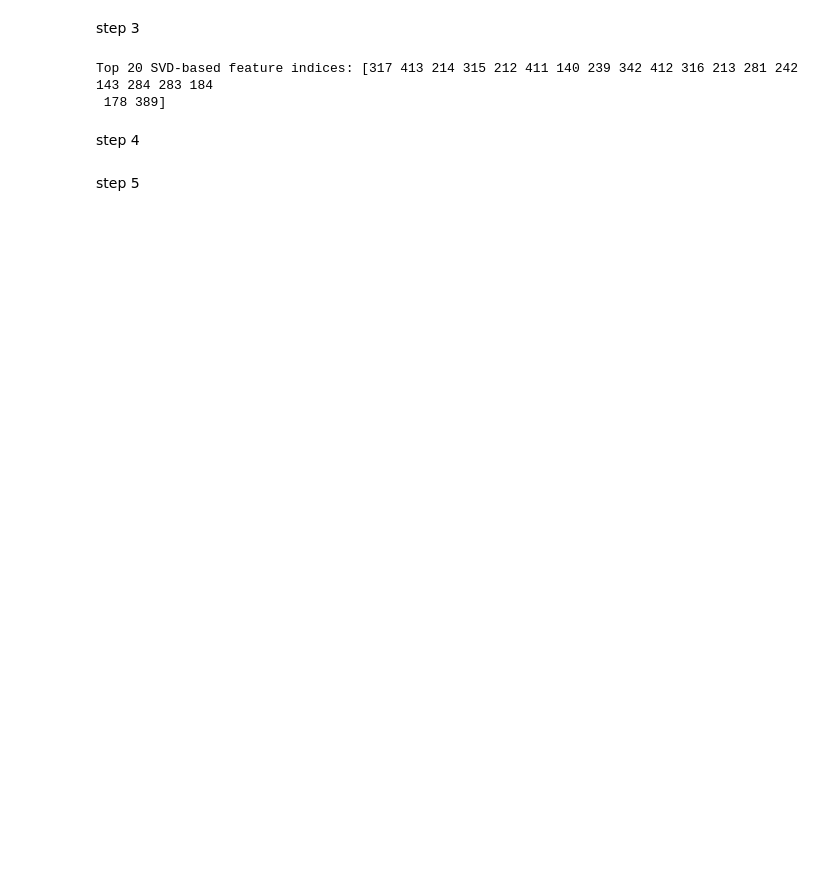
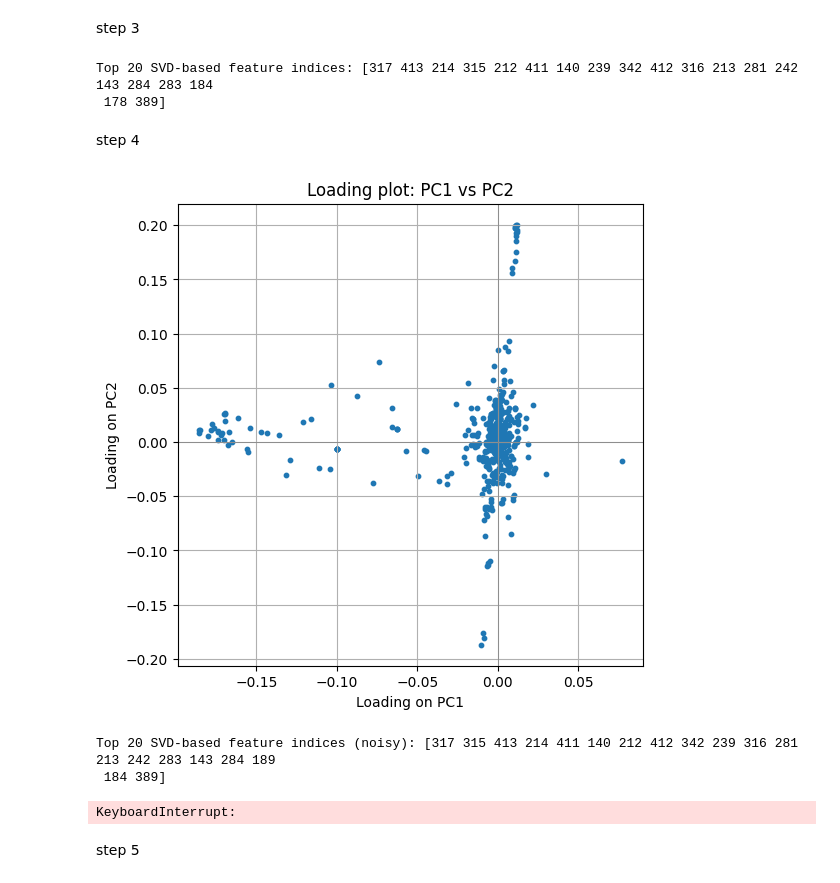
Before and after one commit to h-a-bhsht/data_mining, a Jupyter notebook: hw5.ipynb, the cells around one changed output. Cells and saved outputs as stored; diff of their text form; code cells hidden in the pictures; blank space fills up the shorter version.

Commit message:
completing result of step 4 and 5

```diff
--- a/hw5.ipynb
+++ b/hw5.ipynb
@@ -79,7 +80,6 @@ Top 20 SVD-based feature indices: [317 413 214 315 212 411 140 239 342 412 316 2
 # %% [markdown]
 step 4
 # %%
-python
 import matplotlib.pyplot as plt
 
 # VT has shape (n_components, n_features)
@@ -95,41 +95,49 @@ plt.ylabel("Loading on PC2")
 plt.title("Loading plot: PC1 vs PC2")
 plt.grid(True)
 plt.show()
 
 
 
 rng = np.random.default_rng(42)
 noise = 0.05 * rng.standard_normal(X_scaled.shape)
 X_scaled_noisy = X_scaled + noise
-# --- RFE on noisy data ---
-start = time.time()
-rfe_noisy = RFE(estimator=rf, n_features_to_select=k, step=1)
-rfe_noisy.fit(X_scaled_noisy, y)
-end = time.time()
-selected_rfe_indices_noisy = np.where(rfe_noisy.support_ == True)[0]
-print("RFE selected feature indices (noisy):", selected_rfe_indices_noisy)
-print(f"RFE (noisy) execution time: {end - start:.2f} seconds")
 
 # --- SVD-based ranking on noisy data ---
 U_n, S_n, VT_n = np.linalg.svd(X_scaled_noisy, full_matrices=False)
 V_n = VT_n[:k, :]
 scores_n = np.zeros(V_n.shape[1])
 for j in range(V_n.shape[1]):
     scores_n[j] = np.sum((S_n[:k]**2) * (V_n[:, j]**2))
 ranked_indices_n = np.argsort(scores_n)[::-1]
 top_20_indices_noisy = ranked_indices_n[:20]
 print("Top 20 SVD-based feature indices (noisy):", top_20_indices_noisy)
+
+
+# --- RFE on noisy data ---
+start = time.time()
+rfe_noisy = RFE(estimator=rf, n_features_to_select=k, step=1)
+rfe_noisy.fit(X_scaled_noisy, y)
+end = time.time()
+selected_rfe_indices_noisy = np.where(rfe_noisy.support_ == True)[0]
+print("RFE selected feature indices (noisy):", selected_rfe_indices_noisy)
+print(f"RFE (noisy) execution time: {end - start:.2f} seconds")
 orig_rfe = set(selected_rfe_indices)
 noisy_rfe = set(selected_rfe_indices_noisy)
+
 
 orig_svd = set(top_20_indices)
 noisy_svd = set(top_20_indices_noisy)
 intersection_rfe = orig_rfe & noisy_rfe
 intersection_svd = orig_svd & noisy_svd
 print("RFE overlap:", len(intersection_rfe), "features")
 print("SVD overlap:", len(intersection_svd), "features")
 print("RFE overlapping indices:", sorted(list(intersection_rfe)))
 print("SVD overlapping indices:", sorted(list(intersection_svd)))
+# %% [output]
+[figure, added]
+Top 20 SVD-based feature indices (noisy): [317 315 413 214 411 140 212 412 342 239 316 281 213 242 283 143 284 189
+ 184 389]
+KeyboardInterrupt:
 # %% [markdown]
 step 5
 # %%
```
Also changed, not shown: parts of 2 cells of this notebook.
